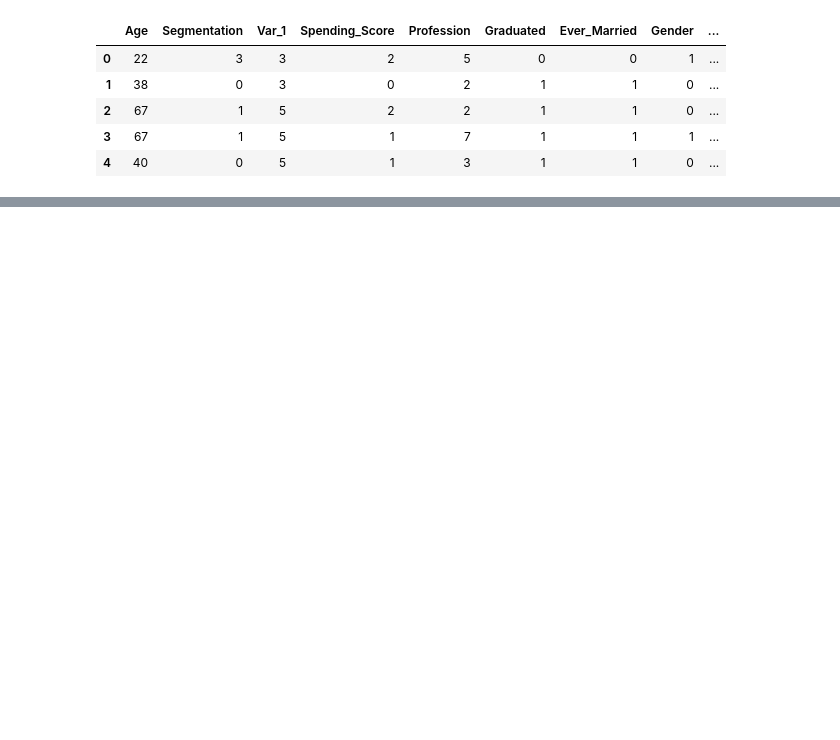
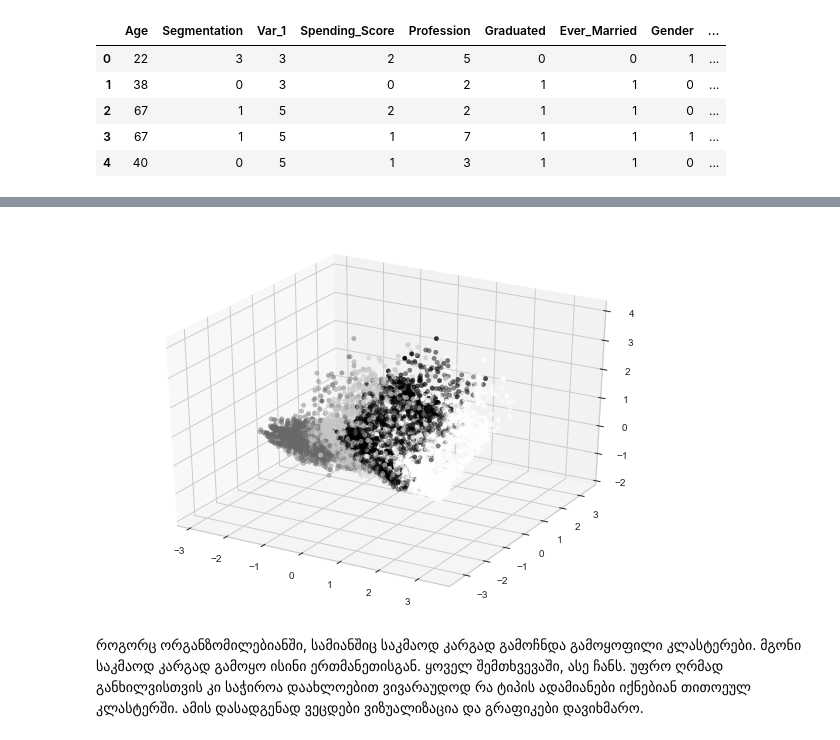
Before and after one commit to Mordyyy/Customer-Segmentation, a Jupyter notebook: Aroba18.ipynb, the cells around one changed output, grey strips where cells are left out. Cells and saved outputs as stored; diff of their text form; code cells hidden in the pictures; blank space fills up the shorter version.

```diff
--- a/Aroba18.ipynb
+++ b/Aroba18.ipynb
@@ -287,0 +269,11 @@ Best run was number 3
+# %%
+for col in categoricals:
+    data[col] = data[col].astype(str)
+famd = prince.FAMD(
+n_components=3,
+n_iter=3,
+copy=True,
+check_input=True,
+random_state=55)
+famd = famd.fit(data.drop('Clusters', axis='columns'))
+embd = famd.row_coordinates(data)
@@ -287,0 +282,10 @@ Best run was number 3
+# %%
+from mpl_toolkits.mplot3d import Axes3D
+fig = plt.figure(figsize = (10, 7))
+ax = plt.axes(projection ="3d")
+ax.scatter3D(embd[0], embd[1], embd[2],c=y.astype(float))
+plt.show()
+# %% [output]
+[figure, added]
+# %% [markdown]
+როგორც ორგანზომილებიანში, სამიანშიც საკმაოდ კარგად გამოჩნდა გამოყოფილი კლასტერები. მგონი საკმაოდ კარგად გამოყო ისინი ერთმანეთისგან. ყოველ შემთხვევაში, ასე ჩანს. უფრო ღრმად განხილვისთვის კი საჭიროა დაახლოებით ვივარაუდოდ რა ტიპის ადამიანები იქნებიან თითოეულ კლასტერში. ამის დასადგენად ვეცდები ვიზუალიზაცია და გრაფიკები დავიხმარო.
```
Also changed, not shown: parts of 33 cells of this notebook.
